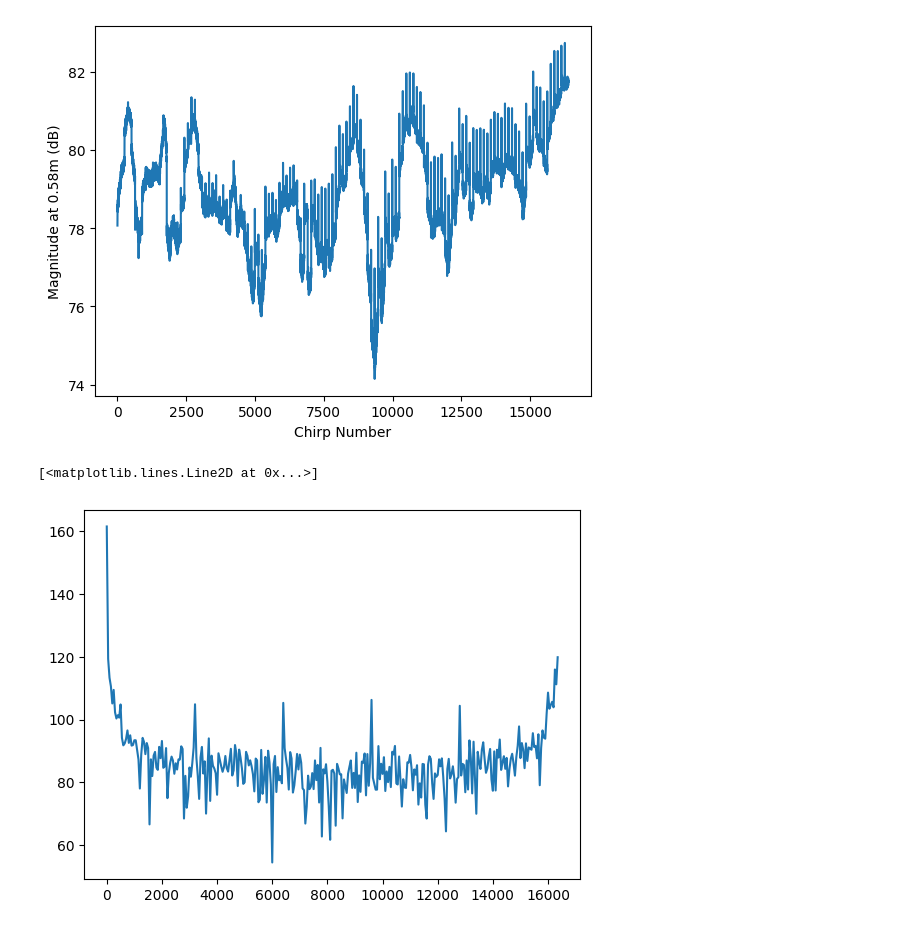
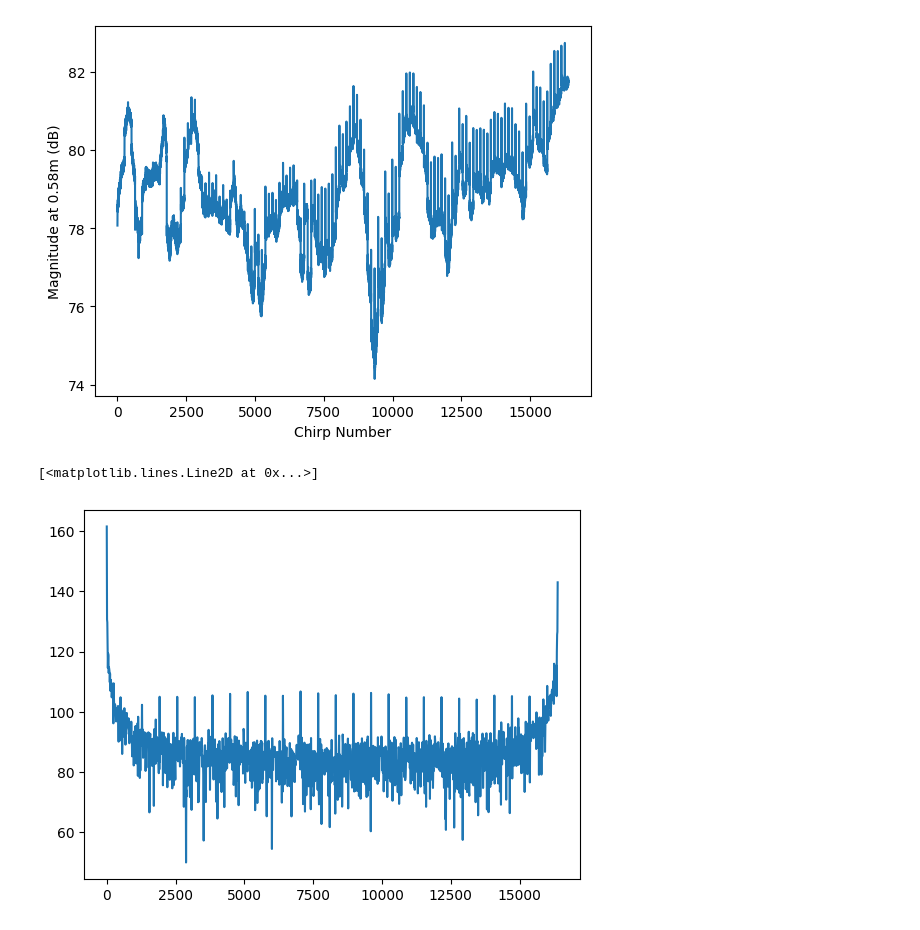
Before and after one commit to manavjeetsingh/mmWaveDataExtraction, a Jupyter notebook: rawDataProcessing.ipynb, the cells around one changed output. Cells and saved outputs as stored; diff of their text form; code cells hidden in the pictures.

```diff
--- a/rawDataProcessing.ipynb
+++ b/rawDataProcessing.ipynb
@@ -235,32 +256,32 @@ Text(0, 0.5, 'Magnitude at 0.58m (dB)')
 #     window = np.hanning(num_samples)
 #     signal_windowed = signal * window
 #     y=np.fft.fft(signal_windowed)
 #     fft_magnitude = magnitude_db(y,)
 #     # fft_magnitude = magnitude_dbfs(y,adc_bits=16)
 
 #     # frequencies = np.fft.fftshift(np.fft.fftfreq(num_samples, d=1/(sampling_frequency)))
 #     # distances=np.abs(frequencies)*3e8/2/S
 #     distances=np.arange(num_samples) * range_max / num_samples
 #     # print([distances[0],distances[-100]])
 #     if plot:
 #         # Plot the magnitude spectrum
 #         plt.figure(figsize=(10, 5))
 #         # plt.plot(frequencies[:num_samples//2], fft_magnitude[:num_samples//2]) # Plot only positive frequencies
 #         # plt.plot(distances[:num_samples//2], fft_magnitude[:num_samples//2]) # Plot only positive frequencies
 #         plt.plot(distances, fft_magnitude) # Plot only positive frequencies
 #         plt.title('Magnitude Spectrum (Range Profile)')
 #         # plt.xlabel('Frequency (Hz) / Range Bins')
 #         plt.xlabel('Distances (m)')
 #         plt.ylabel('Magnitude [dBFS]')
 #         plt.xticks(np.arange(0,range_max,5))
 #         plt.grid(True)
 #         plt.axvline(x=0.6, color='r', linestyle='--', alpha=0.5)
 #         plt.show()
 #     return y, fft_magnitude, distances
 
 dop_fft=np.fft.fft(sigAt58cm)
-skip=50
+skip=10
 plt.plot(np.arange(len(dop_fft)/skip)*skip,magnitude_db(dop_fft)[::skip])
 # %% [output]
 [<matplotlib.lines.Line2D at 0x...>]
-[figure, old version]
+[figure, new version]
```
Also changed, not shown: parts of 2 cells of this notebook.
